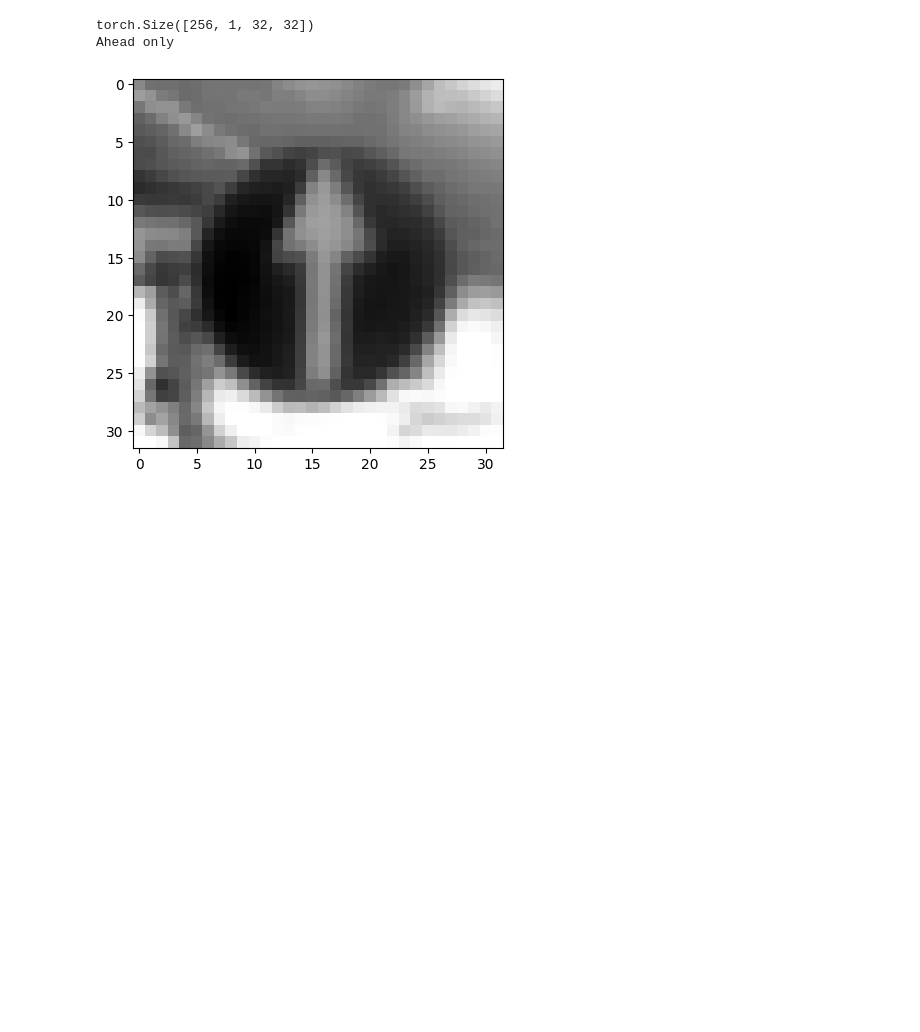
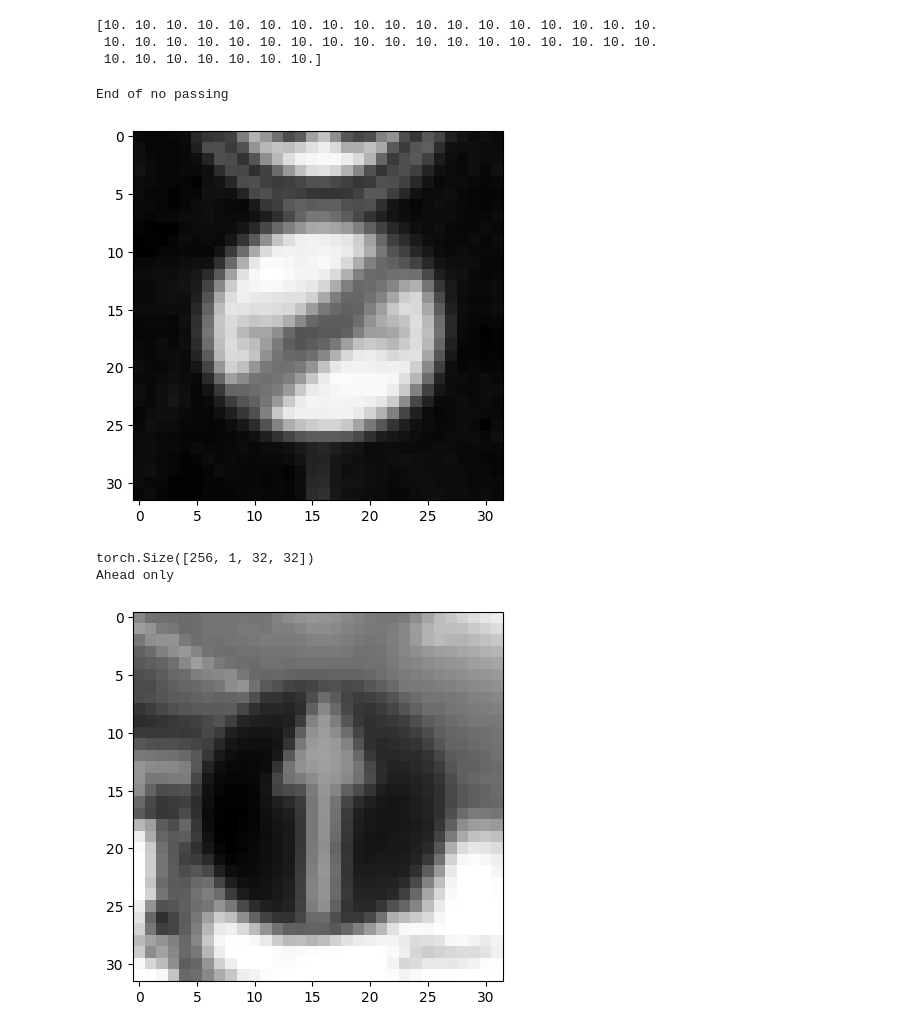
Before and after one commit to ro-jo-mo/Dissertation-Verifying-NN, a Jupyter notebook: Robustness/pytorch greyscale.ipynb, the cells around one changed output. Drawn from its saved outputs; the diff is of its cells as text; code cells hidden in the pictures; blank space fills up the shorter version.

```diff
--- a/Robustness/pytorch greyscale.ipynb
+++ b/Robustness/pytorch greyscale.ipynb
@@ -96,6 +96,42 @@ transform = transforms.Compose([
     transforms.Grayscale(),
     normalise
 ])
+# %%
+dataset = torchvision.datasets.ImageFolder(root=PATH, transform=transform)
+loader = torch.utils.data.DataLoader(dataset,
+                                        batch_size=99999,
+                                        num_workers=6,
+                                        shuffle=True
+                                        )
+
+images,labels = next(iter(loader))
+# %%
+def get_n_of_each(imgs,labels,n):
+    frequency = np.zeros(43)
+    save_imgs = torch.zeros((n*n_classes,1,_N,_N),dtype=torch.float32)
+    save_labels = torch.zeros(n*n_classes,dtype=torch.int64)
+    counter = 0
+    for img,label in zip(imgs,labels):
+        if frequency[label] >= n:
+            continue
+        frequency[label] += 1
+        save_imgs[counter] = img
+        save_labels[counter] = label
+        counter += 1
+    print(frequency)
+    return save_imgs,save_labels
+
+x,y = get_n_of_each(images,labels,10)
+# %% [output]
+[10. 10. 10. 10. 10. 10. 10. 10. 10. 10. 10. 10. 10. 10. 10. 10. 10. 10.
+ 10. 10. 10. 10. 10. 10. 10. 10. 10. 10. 10. 10. 10. 10. 10. 10. 10. 10.
+ 10. 10. 10. 10. 10. 10. 10.]
+# %%
+plt.imshow(to_image(x[15]),cmap="grey")
+print(LABELS[y[15]])
+# %% [output]
+End of no passing
+[figure, added]
 # %%
 dataset = torchvision.datasets.ImageFolder(root=PATH, transform=transform)
 train_dataset, test_dataset = torch.utils.data.random_split(dataset, [0.8,0.2])
```
Also changed, not shown: 1 other file.
